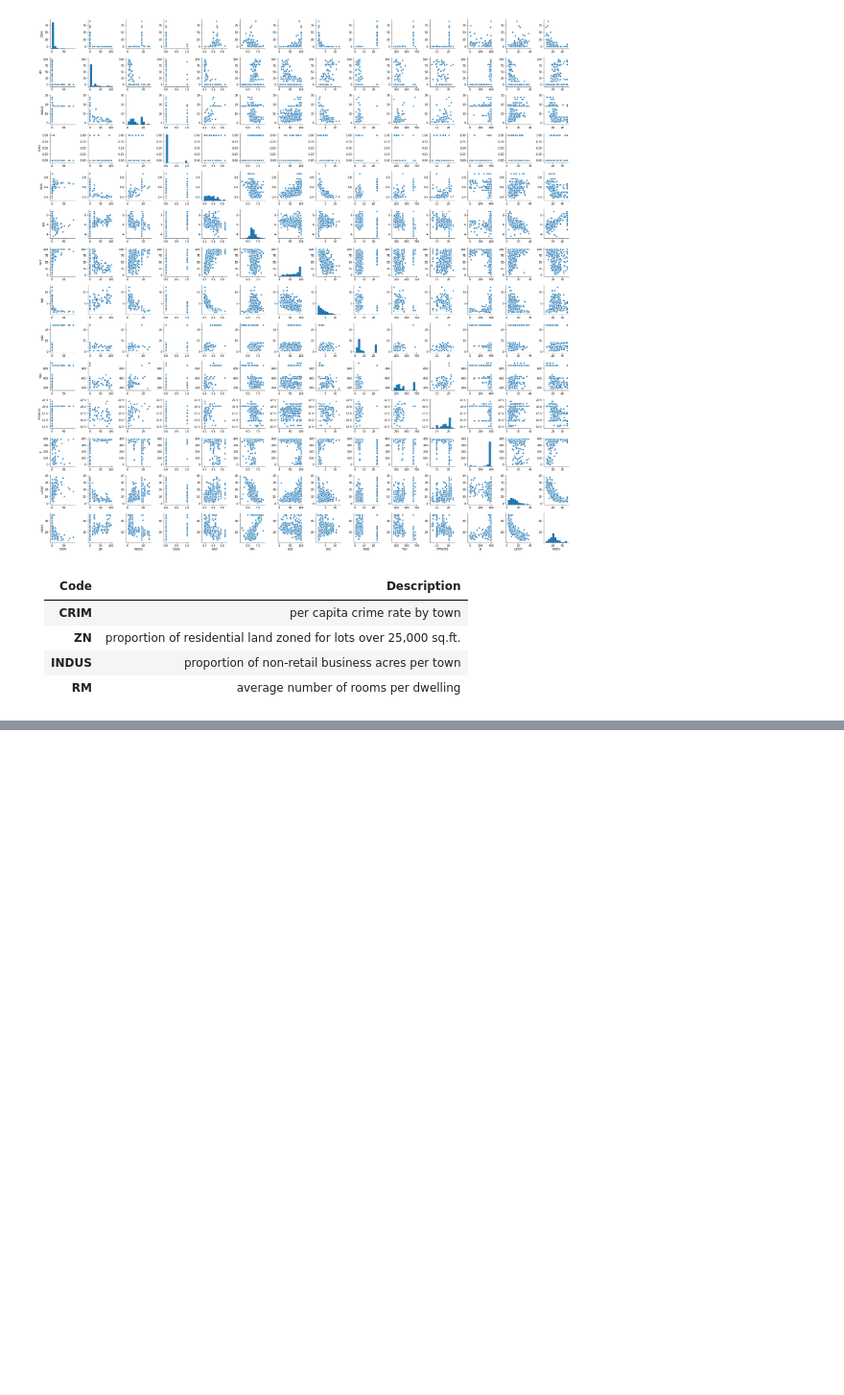
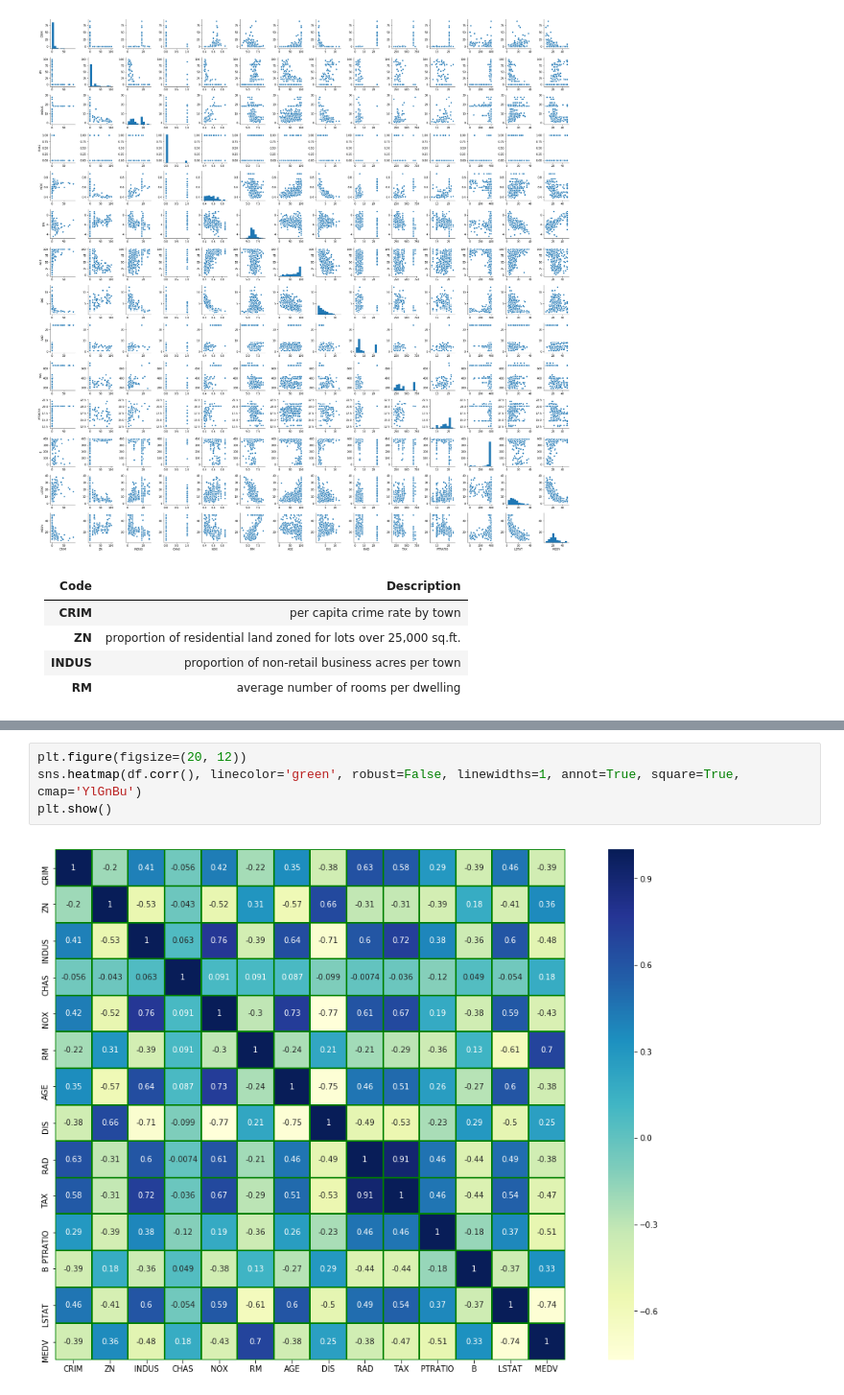
Before and after one commit to SirWilliamIII/machine_learning_projects, a Jupyter notebook: boston_housing/Boston Housing Project.ipynb, the cells around one changed output, grey strips where cells are left out. Shown at 96% size. Cells and saved outputs as stored; diff of their text form; blank space fills up the shorter version.

```diff
--- a/boston_housing/Boston Housing Project.ipynb
+++ b/boston_housing/Boston Housing Project.ipynb
@@ -71,0 +114,6 @@ plt.show()
+# %%
+plt.figure(figsize=(20, 12))
+sns.heatmap(df.corr(), linecolor='green', robust=False, linewidths=1, annot=True, square=True, cmap='YlGnBu')
+plt.show()
+# %% [output]
+[figure, added]
```
Also changed, not shown: parts of 11 cells of this notebook, 2 other files.
